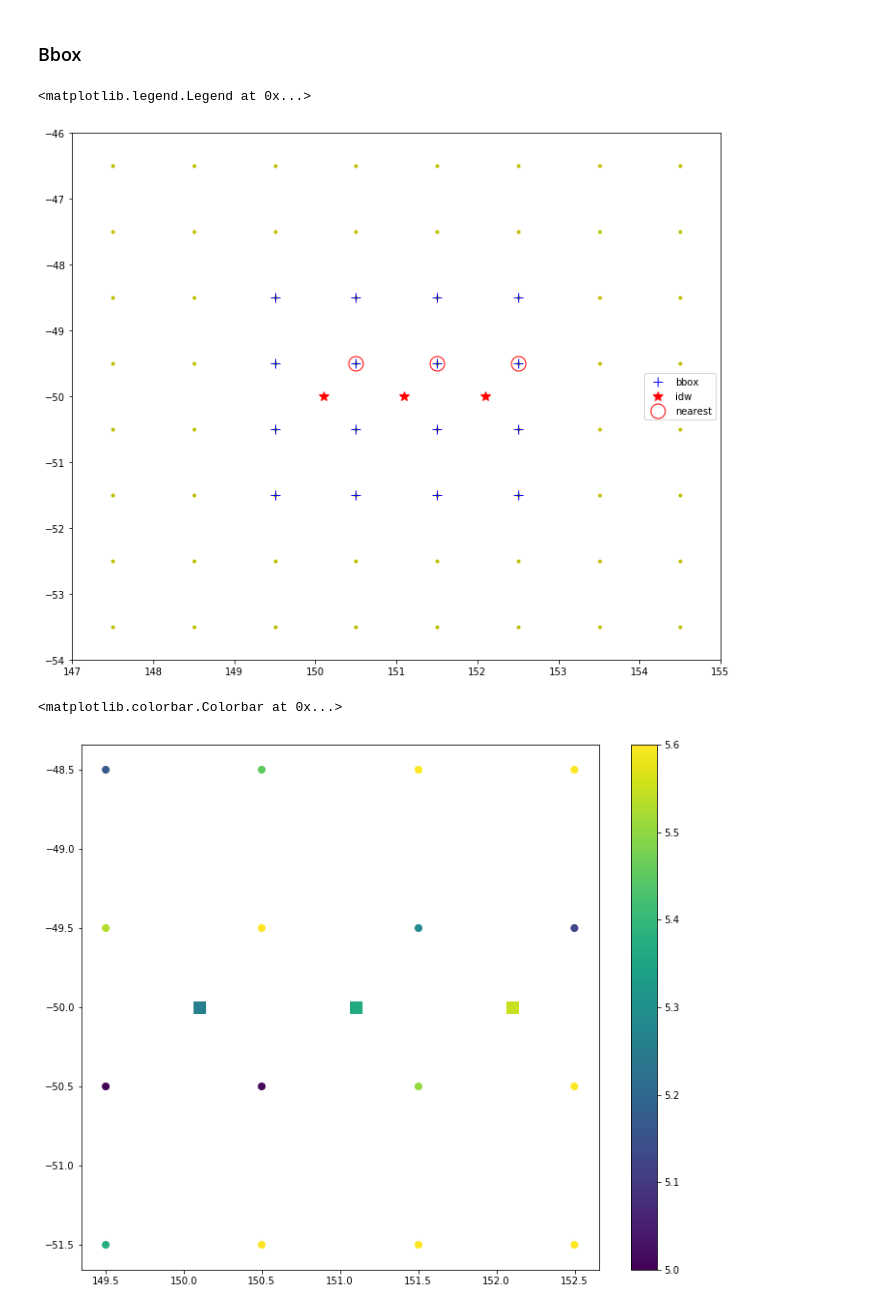
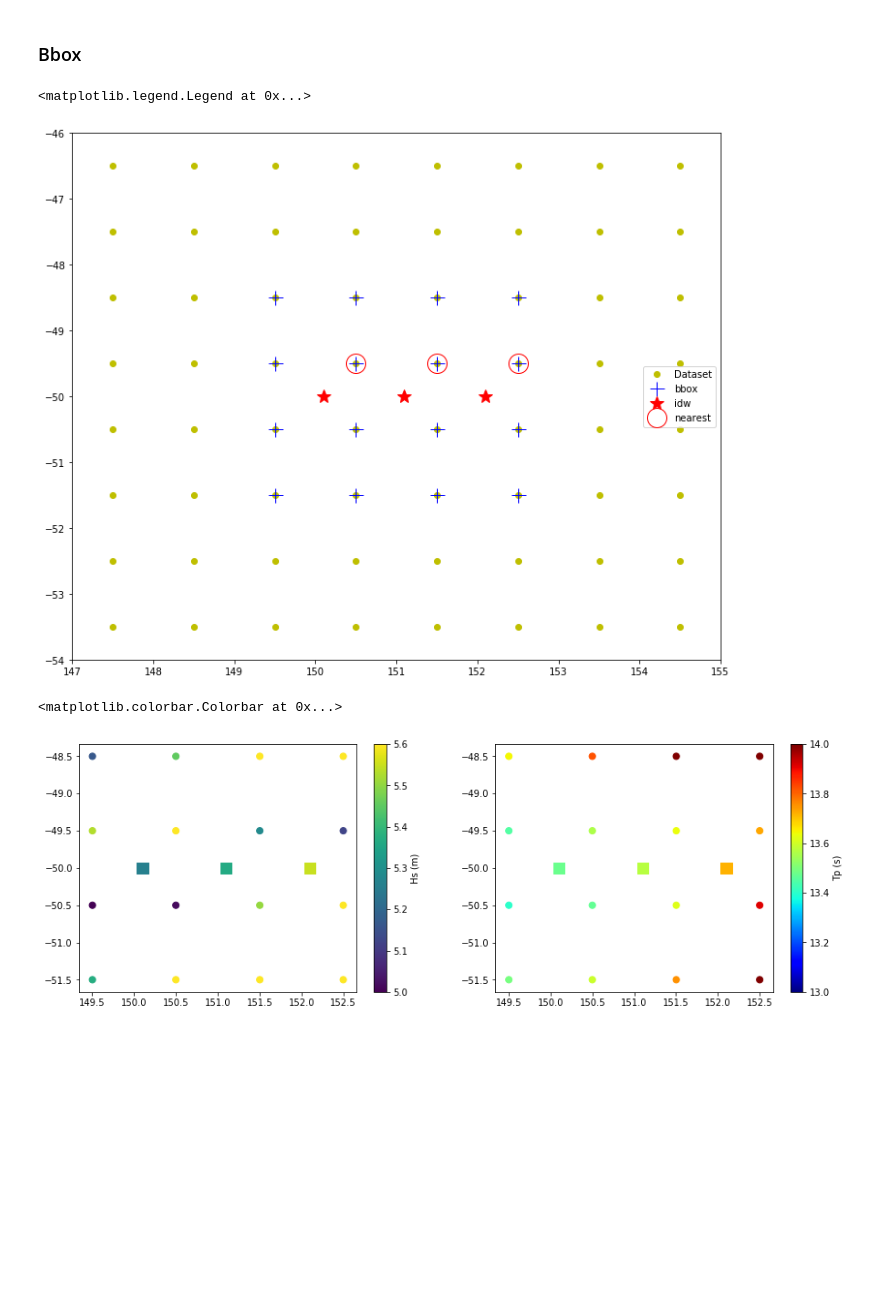
Before and after one commit to wavespectra/notebooks, a Jupyter notebook: Quickstart.ipynb, the cells around one changed output. Cells and saved outputs as stored; diff of their text form; code cells hidden in the pictures; blank space fills up the shorter version.

```diff
--- a/Quickstart.ipynb
+++ b/Quickstart.ipynb
@@ -226,23 +232,30 @@ bbox = dset.spec.sel(
 # %%
 fig = plt.figure(figsize=(12, 10))
 ax = fig.add_subplot()
-ax.plot(dset_lons, dset_lats, '.y', label=None)
-ax.plot(bbox.lon, bbox.lat, '+b', label="bbox", markersize=10)
-ax.plot(idw.lon, idw.lat, '*r', label="idw", markersize=10)
-ax.plot(nearest.lon, nearest.lat, 'or', markerfacecolor="none", label="nearest", markersize=15)
+ax.plot(dset_lons, dset_lats, 'oy', label="Dataset")
+ax.plot(bbox.lon, bbox.lat, '+b', label="bbox", markersize=15)
+ax.plot(idw.lon, idw.lat, '*r', label="idw", markersize=15)
+ax.plot(nearest.lon, nearest.lat, 'or', markerfacecolor="none", label="nearest", markersize=20)
 ax.set_xlim([147, 155])
 ax.set_ylim([-54, -46])
 ax.legend()
 # %% [output]
 <matplotlib.legend.Legend at 0x...>
-[figure, old version]
+[figure, new version]
 # %%
-fig = plt.figure(figsize=(12, 10))
-ax = fig.add_subplot()
+fig = plt.figure(figsize=(15, 5))
 
+# Hs
+ax = fig.add_subplot(121)
 p = ax.scatter(bbox.lon, bbox.lat, 50, bbox.isel(time=0).spec.hs(), vmin=5, vmax=5.6)
 p = ax.scatter(idw.lon, idw.lat, 150, idw.isel(time=0).spec.hs(), marker='s', vmin=5, vmax=5.6)
-plt.colorbar(p)
+plt.colorbar(p, label="Hs (m)")
+
+# Tp
+ax = fig.add_subplot(122)
+p = ax.scatter(bbox.lon, bbox.lat, 50, bbox.isel(time=0).spec.tp(), vmin=13, vmax=14, cmap="jet")
+p = ax.scatter(idw.lon, idw.lat, 150, idw.isel(time=0).spec.tp(), marker='s', vmin=13, vmax=14, cmap="jet")
+plt.colorbar(p, label="Tp (s)")
 # %% [output]
 <matplotlib.colorbar.Colorbar at 0x...>
-[figure, old version]
+[figure, new version]
```
Also changed, not shown: parts of 8 cells of this notebook, 1 other file.
